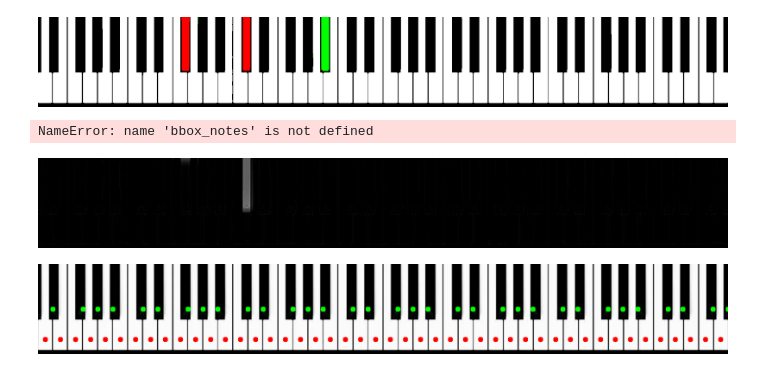
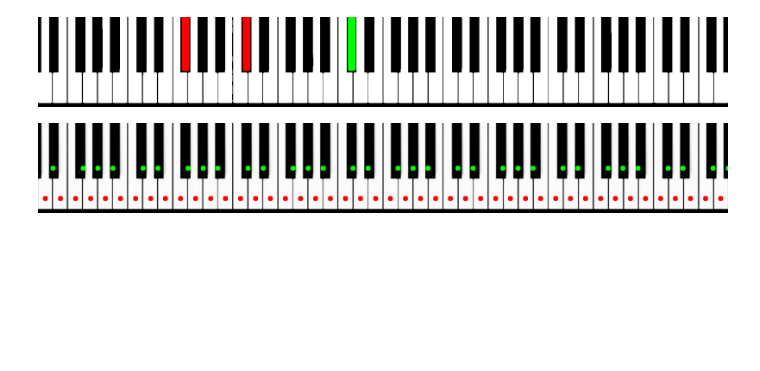
Before and after one commit to myscience/video-to-piano, a Jupyter notebook: Playgroud.ipynb, the cells around one changed output. Saved outputs shown, nothing was run; the diff lists cells and outputs as text; code cells hidden in the pictures; blank space fills up the shorter version.

```diff
--- a/Playgroud.ipynb
+++ b/Playgroud.ipynb
@@ -22,6 +17,7 @@ from typing import Tuple, List
 from src.video import skip_intro
 from src.video import go_to_next
 from src.image import quantize_palette
+from src.image import COLOR
 
 video_path = 'video/exile - Taylor Swift & Bon Iver  Piano Tutorial.mp4'
 
@@ -30,7 +26,7 @@ capture = cv2.VideoCapture(video_path)
 clean_keyboard, skipped = skip_intro(capture)
 data = (clean_keyboard, skipped)
 
-palette=[255, 255, 255] + [0, 0, 0] + [255, 0, 0] + [0, 255, 0]
+palette = [COLOR.WHITE, COLOR.BLACK, COLOR.RED, COLOR.GREEN]
 
 music = [data := go_to_next(capture, data[0], thr=5e-4) for i in range(10)]
 frames = [clean_keyboard] + [frame for frame, _ in music]
@@ -129,30 +85,22 @@ array([0.        , 0.00392157, 0.00784314, 0.02745098, 0.04705882,
 # %%
 import importlib
 import src.keyboard
 import src.image
 importlib.reload(src.image)
 from src.image import frame_threshold
 from src.image import frame_to_pil
 from src.image import erase_by_color
 from src.image import quantize_palette
 
-tmp = quantize_palette(frames[-1], palette=[255, 255, 255] + [0, 0, 0] + [255, 0, 0] + [0, 255, 0])
-frame_to_pil(tmp)
+# tmp = quantize_palette(frames[2], palette=palette)
+frame_to_pil(frames[5])
 
 # tmp=frame_threshold(frames[1], cutoff = (0.2, 0.8), cut_to=(0, 0))
 # frame_to_pil(tmp)
 # tmp = erase_by_color(frames[1], colors=[(1, 1, 1)], tol=3e-1)
 # frame_to_pil(tmp)
 # %% [output]
-[figure, old version]
+[figure, new version]
-# %%
-bbox_notes(frames[0], noise_cutoff=(0.2, 0.39), cutoff_value=(0, 0))
-# %% [output]
-NameError: name 'bbox_notes' is not defined
-# %%
-frame_to_pil(np.abs(frames[2] - frames[1]))
-# %% [output]
-[figure, removed]
 # %%
 # seq = np.vstack(frames)
 tmp = frames[0].copy()
```
Also changed, not shown: parts of 9 cells of this notebook, 3 other files.
